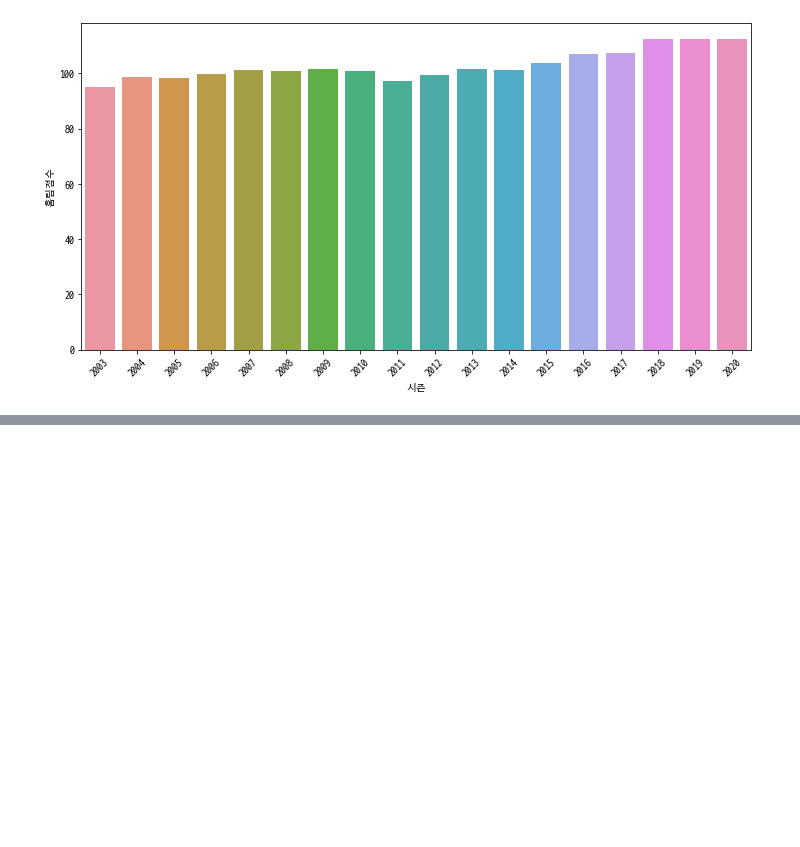
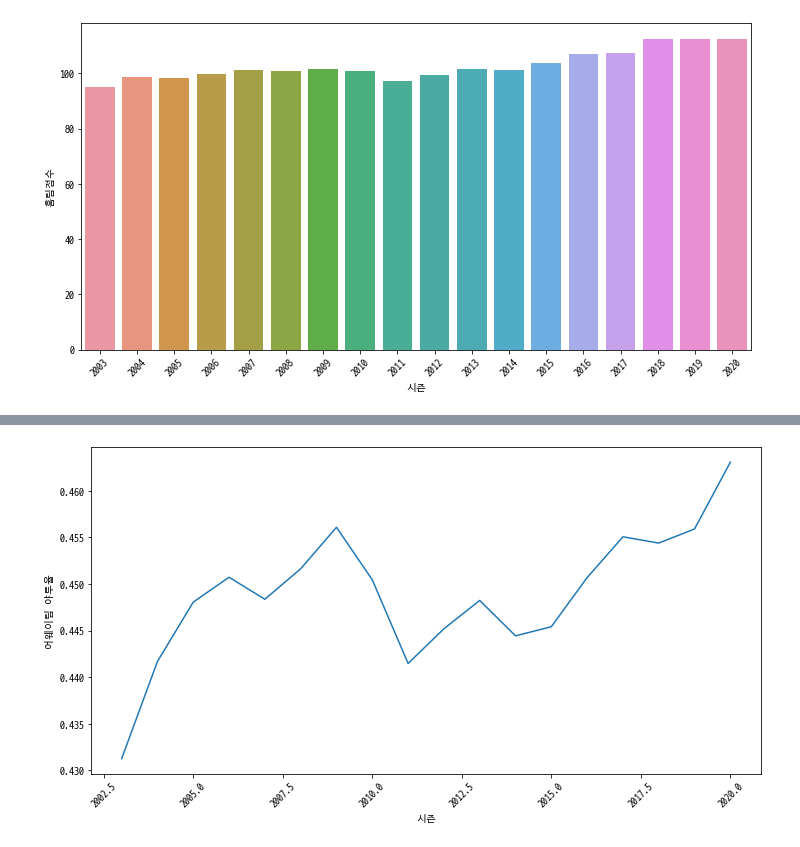
Before and after one commit to RlxDn/Bigdata, a Jupyter notebook: 40_데이터분석 실습/nba/nba.ipynb, the cells around one changed output, grey strips where cells are left out. Drawn from its saved outputs; the diff is of its cells as text; code cells hidden in the pictures; blank space fills up the shorter version.

```diff
--- a/40_데이터분석 실습/nba/nba.ipynb
+++ b/40_데이터분석 실습/nba/nba.ipynb
@@ -125,0 +152,7 @@ home_means
+# %%
+plt.subplots(figsize=(12,6))
+plt.xticks(rotation=45)
+sns.lineplot(x='시즌', y='어웨이팀 야투율', data=away_means)
+plt.show()
+# %% [output]
+[figure, added]
```
Also changed, not shown: parts of 21 cells of this notebook.
